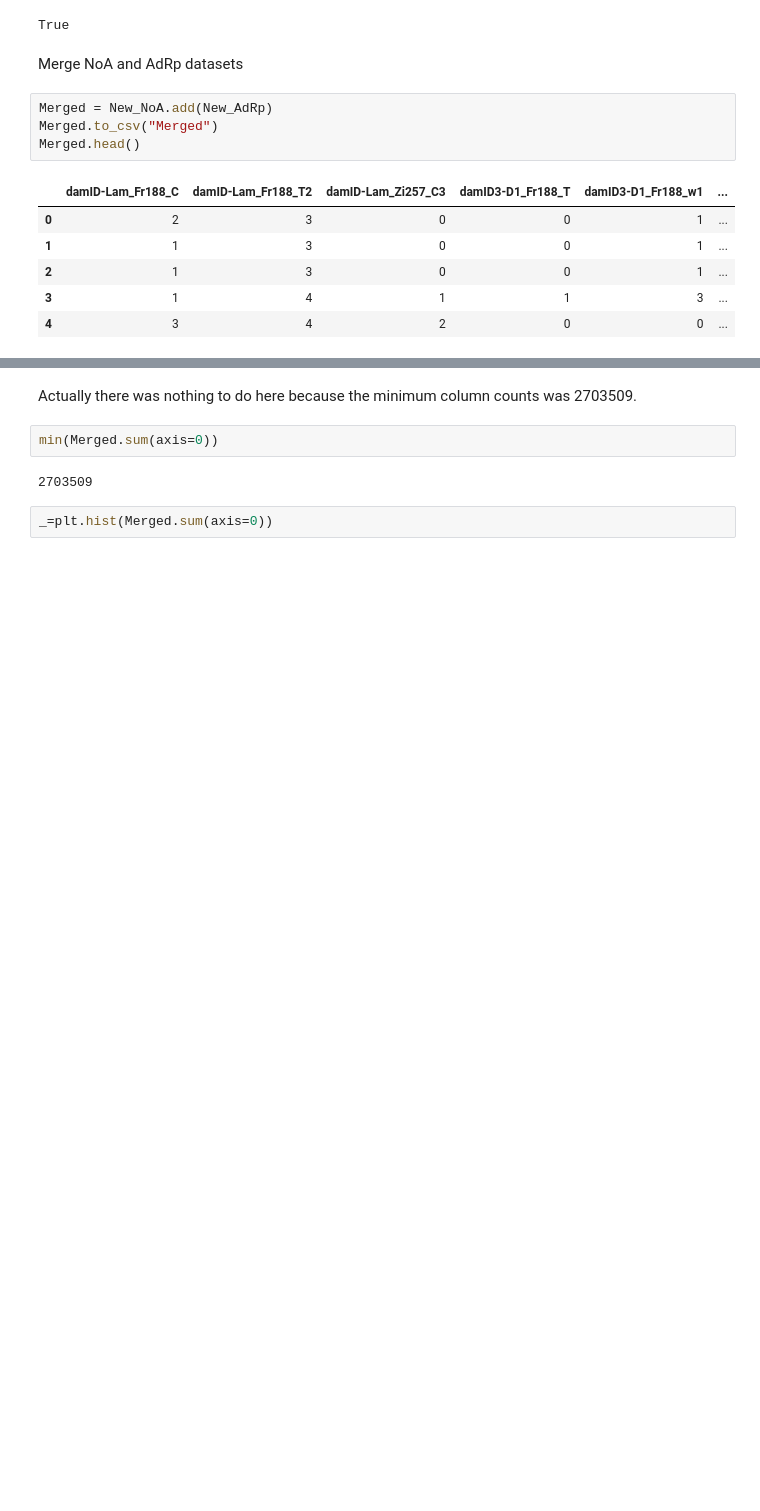
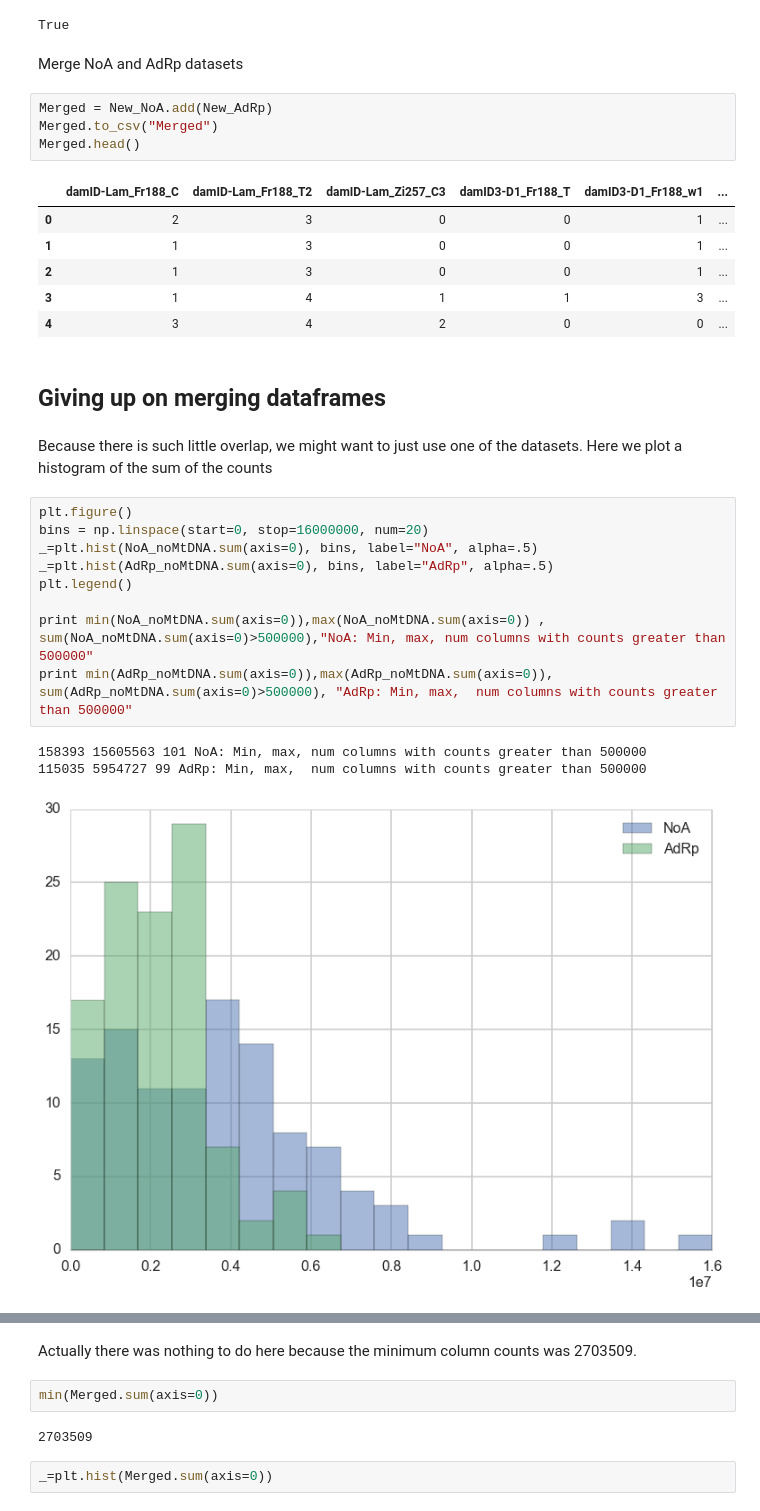
Before and after one commit to leandraking/SacktonProject, a Jupyter notebook: 20160308CleaningData.ipynb, the cells around one changed output, grey strips where cells are left out. Cells and saved outputs as stored; diff of their text form; blank space fills up the shorter version.

Commit message:
Added AdRp and NoA count histograms, as it might be better to concentrate on just one instead of merging datasets

```diff
--- a/20160308CleaningData.ipynb
+++ b/20160308CleaningData.ipynb
@@ -211,4 +211,21 @@ Merged.head()
 | 2 | 1 | 3 | 0 | 0 | 1 | ... |
 | 3 | 1 | 4 | 1 | 1 | 3 | ... |
 | 4 | 3 | 4 | 2 | 0 | 0 | ... |
+# %% [markdown]
+## Giving up on merging dataframes
+# %% [markdown]
+Because there is such little overlap, we might want to just use one of the datasets.  Here we plot a histogram of the sum of the counts
+# %%
+plt.figure()
+bins = np.linspace(start=0, stop=16000000, num=20)
+_=plt.hist(NoA_noMtDNA.sum(axis=0), bins, label="NoA", alpha=.5)
+_=plt.hist(AdRp_noMtDNA.sum(axis=0), bins, label="AdRp", alpha=.5)
+plt.legend()
+
+print min(NoA_noMtDNA.sum(axis=0)),max(NoA_noMtDNA.sum(axis=0)) , sum(NoA_noMtDNA.sum(axis=0)>500000),"NoA: Min, max, num columns with counts greater than 500000"
+print min(AdRp_noMtDNA.sum(axis=0)),max(AdRp_noMtDNA.sum(axis=0)),  sum(AdRp_noMtDNA.sum(axis=0)>500000), "AdRp: Min, max,  num columns with counts greater than 500000"
+# %% [output]
+158393 15605563 101 NoA: Min, max, num columns with counts greater than 500000
+115035 5954727 99 AdRp: Min, max,  num columns with counts greater than 500000
+[figure, added]
 # %% [markdown]
```
Also changed, not shown: parts of 2 cells of this notebook.
